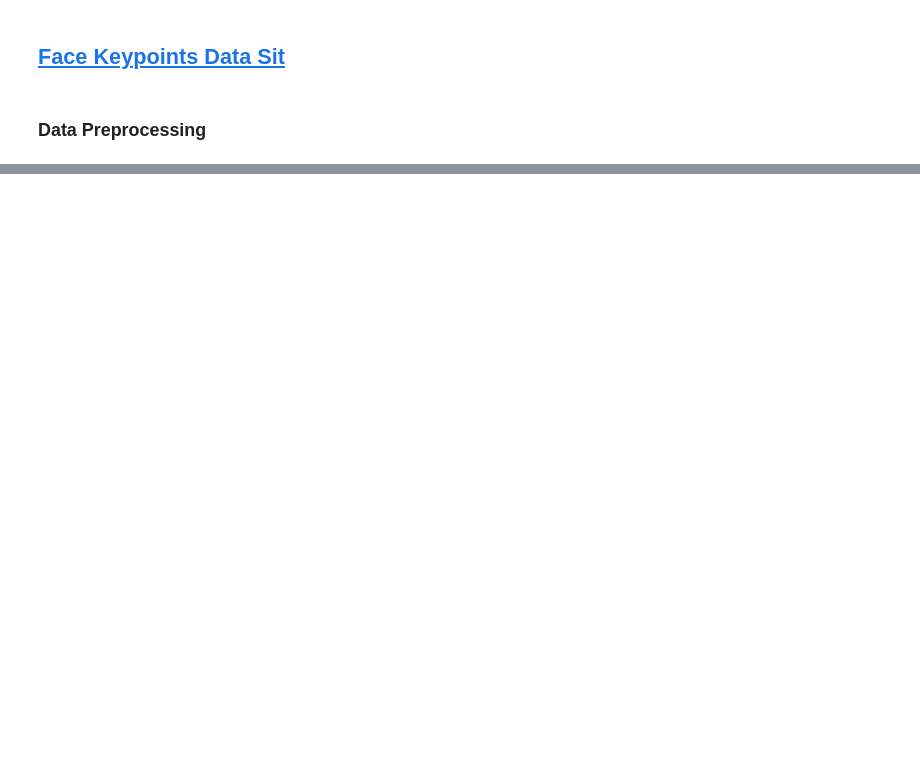
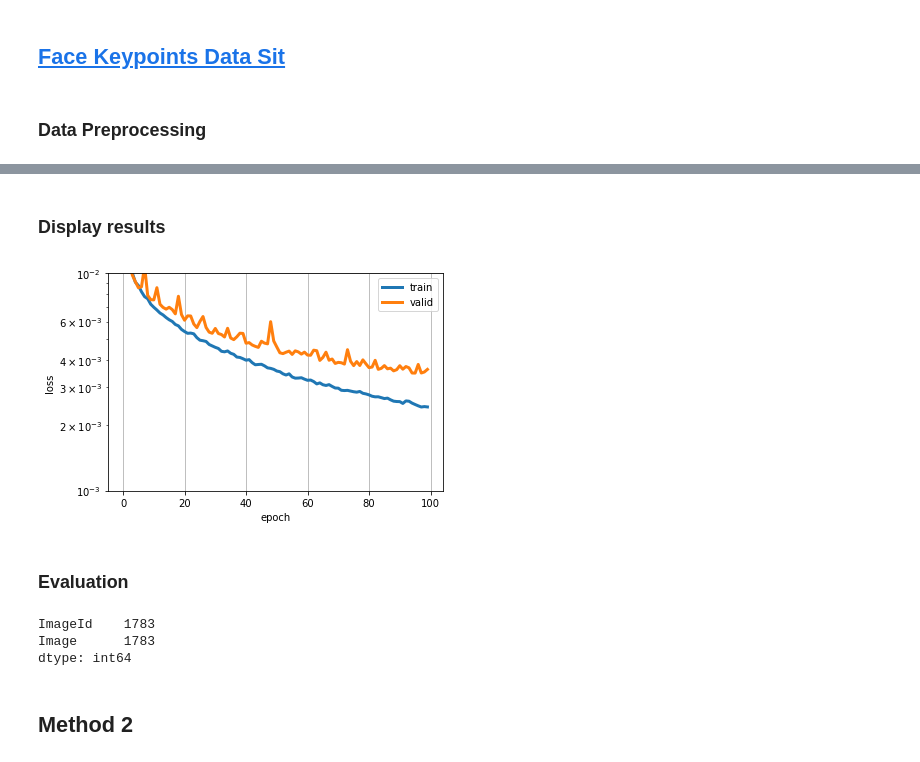
Before and after one commit to yunjieyin/keras-learning-API, a Jupyter notebook: 2.4-face-keypoints-recognition.ipynb, the cells around one changed output, grey strips where cells are left out. Saved outputs shown, nothing was run; the diff lists cells and outputs as text; code cells hidden in the pictures; blank space fills up the shorter version.

Commit message:
face keypoints

```diff
--- a/2.4-face-keypoints-recognition.ipynb
+++ b/2.4-face-keypoints-recognition.ipynb
@@ -3,6 +3,7 @@
 # %% [markdown]
 ### Data Preprocessing
 # %%
+%matplotlib inline
 import os
 import sys
 from datetime import datetime
@@ -10,7 +11,7 @@ import numpy as np
 import pandas as pd
 from sklearn.utils import shuffle
 
-TRAIN_DATA_PATH = 'E:\\dataSets\\face-keypoints\\face-keypoints\\data\\train\\train.csv'
+TRAIN_DATA_PATH = 'E:\\dataSets\\face-keypoints\\face-keypoints\\data\\train\\training.csv'
 TEST_DATA_PATH = 'E:\\dataSets\\face-keypoints\\face-keypoints\\data\\test\\test.csv '
 LOOKUP_TABLE = 'E:\\dataSets\\face-keypoints\\face-keypoints\\data\\IdLookupTable.csv'
 # %%
@@ -85,0 +83,14 @@ ImportError: cannot import name 'is_string_like'
+# %%
+# Training
+X, y = load()
+
+print('X.shape == {}; X.min == {:.3f}; X.max == {:.3f}'.format(X.shape, X.min(), X.max()))
+print('y.shape == {}; y.min == {:.3f}; y.max == {:.3f}'.format(y.shape, y.min(), y.max()))
+
+batch_size = 32
+epochs = 100
+
+history = model.fit(X, y,
+                    batch_size=batch_size,
+                    epochs=epochs,
+                    validation_split=0.2)
@@ -85,0 +115,28 @@ ImportError: cannot import name 'is_string_like'
+# %% [markdown]
+### Display results
+# %%
+import matplotlib.pyplot as plt
+
+loss = history.history['loss']
+val_loss = history.history['val_loss']
+
+plt.plot(loss, linewidth=3, label='train')
+plt.plot(val_loss, linewidth=3, label='valid')
+plt.grid()
+plt.legend()
+plt.xlabel('epoch')
+plt.ylabel('loss')
+plt.ylim(1e-3, 1e-2)
+plt.yscale('log')
+plt.show()
+# %% [output]
+[figure, added]
+# %% [markdown]
+### Evaluation
+# %%
+X_test, _ = load(test=True)
+y_pred = model.predict(X_test)
+# %% [output]
+ImageId    1783
+Image      1783
+dtype: int64
@@ -85,0 +157,2 @@ ImportError: cannot import name 'is_string_like'
+# %% [markdown]
+## Method 2
```
Also changed, not shown: parts of 21 cells of this notebook.
